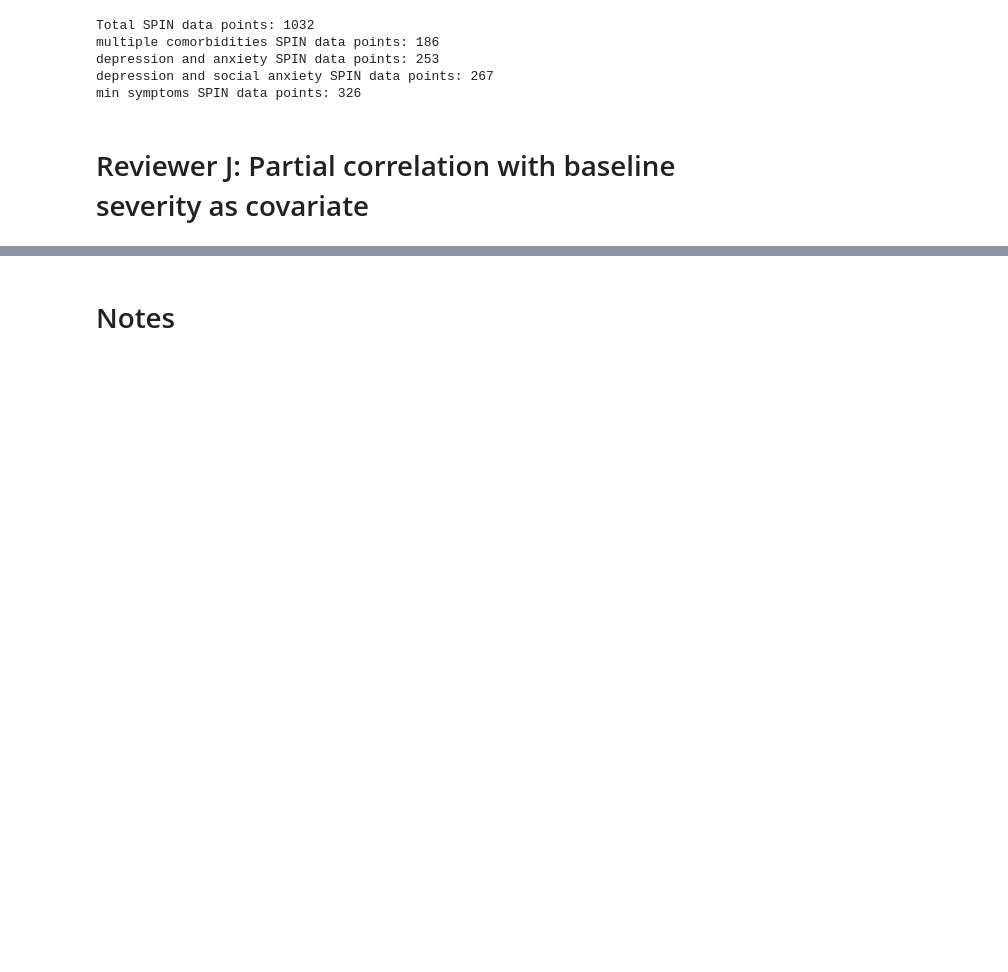
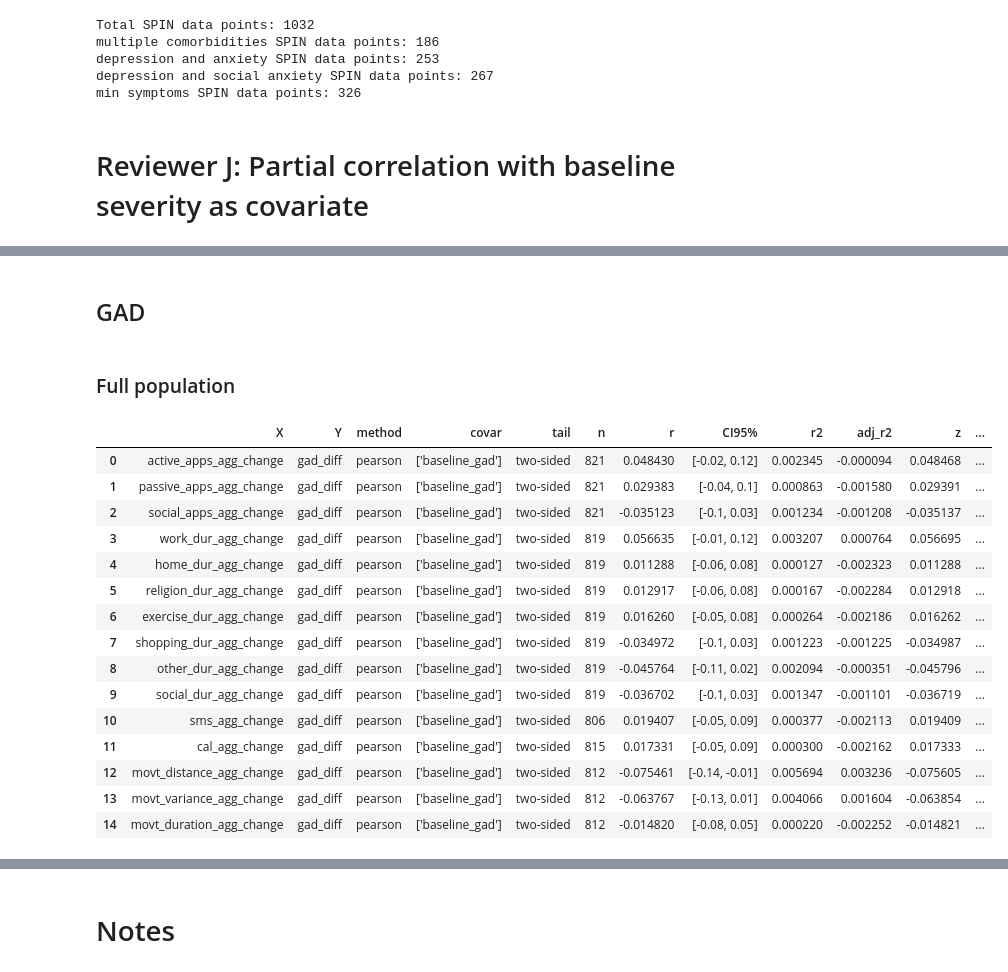
Before and after one commit to tliu526/lifesense, a Jupyter notebook: jmir_notebooks/jmir_review_analysis.ipynb, the cells around one changed output, grey strips where cells are left out. Cells and saved outputs as stored; diff of their text form; code cells hidden in the pictures; blank space fills up the shorter version.

```diff
--- a/jmir_notebooks/jmir_review_analysis.ipynb
+++ b/jmir_notebooks/jmir_review_analysis.ipynb
@@ -2170,0 +2223,23 @@ min symptoms SPIN data points: 326
+# %% [markdown]
+## GAD
+# %% [markdown]
+### Full population
+# %%
+display_partial_corr(change_gad_spin_corr, agg_cols_change, 'baseline_gad', 'gad_diff')
+# %% [output]
+|  | X | Y | method | covar | tail | n | r | CI95% | r2 | adj_r2 | z | ... |
+| 0 | active_apps_agg_change | gad_diff | pearson | ['baseline_gad'] | two-sided | 821 | 0.048430 | [-0.02, 0.12] | 0.002345 | -0.000094 | 0.048468 | ... |
+| 1 | passive_apps_agg_change | gad_diff | pearson | ['baseline_gad'] | two-sided | 821 | 0.029383 | [-0.04, 0.1] | 0.000863 | -0.001580 | 0.029391 | ... |
+| 2 | social_apps_agg_change | gad_diff | pearson | ['baseline_gad'] | two-sided | 821 | -0.035123 | [-0.1, 0.03] | 0.001234 | -0.001208 | -0.035137 | ... |
+| 3 | work_dur_agg_change | gad_diff | pearson | ['baseline_gad'] | two-sided | 819 | 0.056635 | [-0.01, 0.12] | 0.003207 | 0.000764 | 0.056695 | ... |
+| 4 | home_dur_agg_change | gad_diff | pearson | ['baseline_gad'] | two-sided | 819 | 0.011288 | [-0.06, 0.08] | 0.000127 | -0.002323 | 0.011288 | ... |
+| 5 | religion_dur_agg_change | gad_diff | pearson | ['baseline_gad'] | two-sided | 819 | 0.012917 | [-0.06, 0.08] | 0.000167 | -0.002284 | 0.012918 | ... |
+| 6 | exercise_dur_agg_change | gad_diff | pearson | ['baseline_gad'] | two-sided | 819 | 0.016260 | [-0.05, 0.08] | 0.000264 | -0.002186 | 0.016262 | ... |
+| 7 | shopping_dur_agg_change | gad_diff | pearson | ['baseline_gad'] | two-sided | 819 | -0.034972 | [-0.1, 0.03] | 0.001223 | -0.001225 | -0.034987 | ... |
+| 8 | other_dur_agg_change | gad_diff | pearson | ['baseline_gad'] | two-sided | 819 | -0.045764 | [-0.11, 0.02] | 0.002094 | -0.000351 | -0.045796 | ... |
+| 9 | social_dur_agg_change | gad_diff | pearson | ['baseline_gad'] | two-sided | 819 | -0.036702 | [-0.1, 0.03] | 0.001347 | -0.001101 | -0.036719 | ... |
+| 10 | sms_agg_change | gad_diff | pearson | ['baseline_gad'] | two-sided | 806 | 0.019407 | [-0.05, 0.09] | 0.000377 | -0.002113 | 0.019409 | ... |
+| 11 | cal_agg_change | gad_diff | pearson | ['baseline_gad'] | two-sided | 815 | 0.017331 | [-0.05, 0.09] | 0.000300 | -0.002162 | 0.017333 | ... |
+| 12 | movt_distance_agg_change | gad_diff | pearson | ['baseline_gad'] | two-sided | 812 | -0.075461 | [-0.14, -0.01] | 0.005694 | 0.003236 | -0.075605 | ... |
+| 13 | movt_variance_agg_change | gad_diff | pearson | ['baseline_gad'] | two-sided | 812 | -0.063767 | [-0.13, 0.01] | 0.004066 | 0.001604 | -0.063854 | ... |
+| 14 | movt_duration_agg_change | gad_diff | pearson | ['baseline_gad'] | two-sided | 812 | -0.014820 | [-0.08, 0.05] | 0.000220 | -0.002252 | -0.014821 | ... |
```
Also changed, not shown: parts of 11 cells of this notebook.
